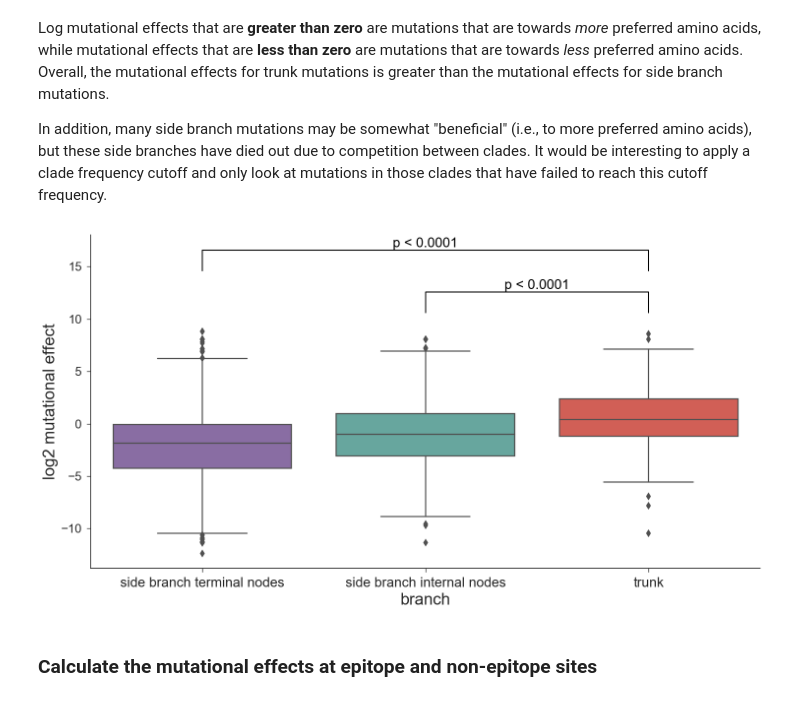
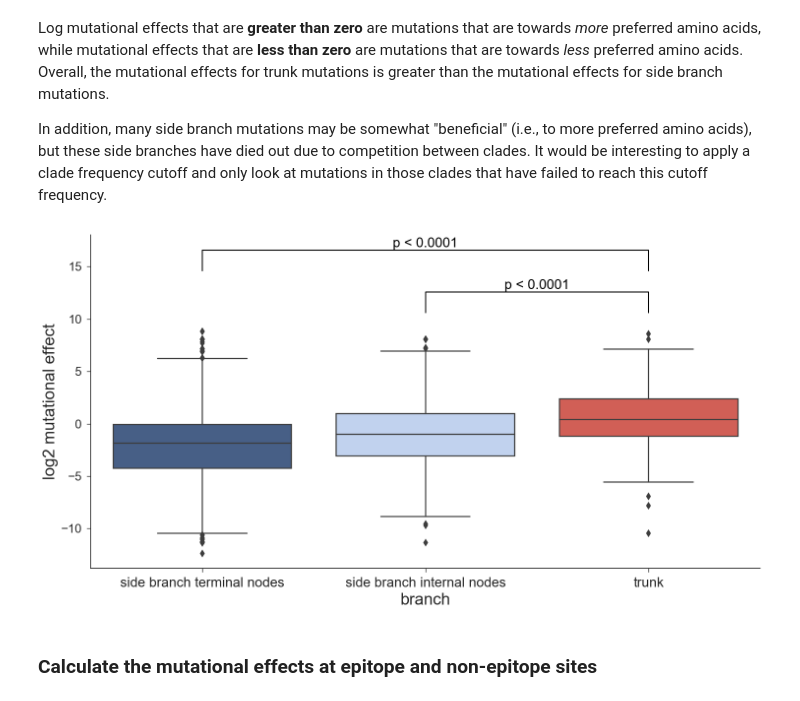
Before and after one commit to jbloomlab/Perth2009-DMS-Manuscript, a Jupyter notebook: analysis_code/Perth2009_DMS_analysis.ipynb, the cells around one changed output. Cells and saved outputs as stored; diff of their text form; code cells hidden in the pictures.

Commit message:
Adjust epitope/non-epitope muteffect plot

```diff
--- a/analysis_code/Perth2009_DMS_analysis.ipynb
+++ b/analysis_code/Perth2009_DMS_analysis.ipynb
@@ -953,31 +953,31 @@ nodes_muteffects.append([e for e in np.log2(allintnode_muts_effects)])
 nodes_muteffects.append([e for e in np.log2(alltrunk_muts_effects)])
 # %%
 sns.set()
-triplet = ['#8964ac', '#5cb0a6', '#e54d42']
+triplet = ['#3c5c90', '#b9d0f6', '#e54d42']
 sns.color_palette(triplet)
 sns.set_palette(triplet)
 sns.set_style('white')
 sns.set_style('ticks')
 (fig, ax) = plt.subplots(figsize=(15,8))
 g = sns.boxplot(data=nodes_muteffects, fliersize=8)
 g.set_xticklabels(['side branch terminal nodes','side branch internal nodes','trunk'])
 ax.set_xlabel('branch', fontsize = 24)
 ax.set_ylabel('log2 mutational effect', fontsize = 24)
 plt.xticks(fontsize=20)
 plt.yticks(fontsize=18)
 
 y, h, col = max(nodes_muteffects[1] + nodes_muteffects[2]) + 2, 2, 'k'
 plt.plot([1, 1, 2, 2], [y, y+h, y+h, y], lw=1.5, c=col)
 plt.plot([0, 0, 2, 2], [y+h+h, y+h+h+h, y+h+h+h, y+h+h], lw=1.5, c=col)
 plt.text((1+2)*.5, y+h, "p < 0.0001", ha='center', va='bottom', color=col, fontsize = 20)
 plt.text((0+2)*.5, y+h+h+h, "p < 0.0001", ha='center', va='bottom', color=col, fontsize = 20)
 
 sns.despine()
 plt.tight_layout()
 # plt.savefig('{0}/int_termnodes_trunk_1968-2012.pdf'.format(plotsdir), format='pdf')
 plt.show()
 # %% [output]
-[figure, old version]
+[figure, new version]
 # %% [markdown]
 ### Calculate the mutational effects at epitope and non-epitope sites
 # %%
```
Also changed, not shown: parts of 3 cells of this notebook.
